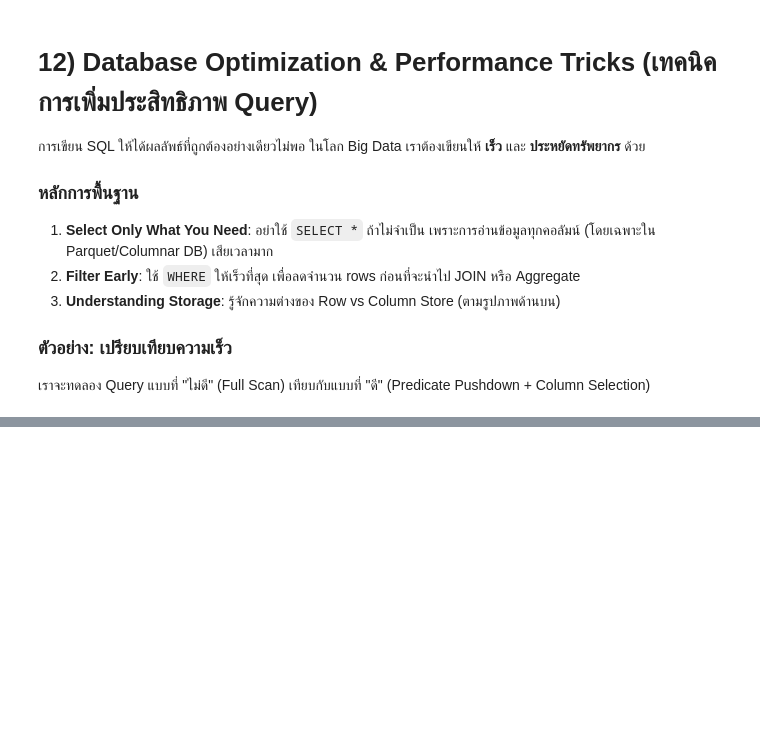
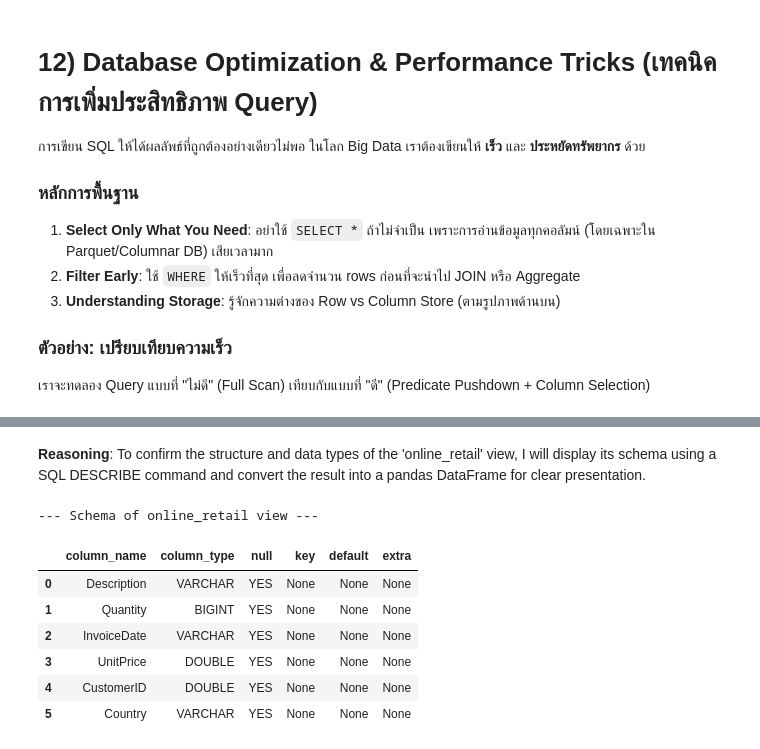
Before and after one commit to pakapornsup-cloud/Pak, a Jupyter notebook: bigdata_week3_sql_duckdb_to_spark.ipynb, the cells around one changed output, grey strips where cells are left out. Cells and saved outputs as stored; diff of their text form; code cells hidden in the pictures; blank space fills up the shorter version.

```diff
--- a/bigdata_week3_sql_duckdb_to_spark.ipynb
+++ b/bigdata_week3_sql_duckdb_to_spark.ipynb
@@ -822,0 +1064,24 @@ spark.sql(spark_sql).show()
+# %%
+import duckdb
+import pandas as pd
+
+# 1. Save DataFrame X to a CSV file
+CSV_FILE_NAME = "online_retail.csv"
+X.to_csv(CSV_FILE_NAME, index=False)
+print(f"✅ DataFrame X saved to {CSV_FILE_NAME}")
+
+# 2. Establish a connection to DuckDB (if not already connected)
+# 'con' object from previous steps is used
+if 'con' not in locals() or con is None:
+    con = duckdb.connect()
+
+# 3. Create a DuckDB view named 'online_retail' from the CSV file
+con.execute(f"""
+    CREATE OR REPLACE VIEW online_retail AS
+    SELECT * FROM read_csv_auto('{CSV_FILE_NAME}');
+""")
+print("✅ Created DuckDB view: 'online_retail'")
+
+# Display the first few rows of the view to confirm
+print("\n--- First 5 rows of online_retail view ---")
+con.execute("SELECT * FROM online_retail LIMIT 5").df()
@@ -822,0 +1104,15 @@ spark.sql(spark_sql).show()
+# %% [markdown]
+**Reasoning**:
+To confirm the structure and data types of the 'online_retail' view, I will display its schema using a SQL DESCRIBE command and convert the result into a pandas DataFrame for clear presentation.
+# %%
+print("\n--- Schema of online_retail view ---")
+con.execute("DESCRIBE online_retail").df()
+# %% [output]
+--- Schema of online_retail view ---
+|  | column_name | column_type | null | key | default | extra |
+| 0 | Description | VARCHAR | YES | None | None | None |
+| 1 | Quantity | BIGINT | YES | None | None | None |
+| 2 | InvoiceDate | VARCHAR | YES | None | None | None |
+| 3 | UnitPrice | DOUBLE | YES | None | None | None |
+| 4 | CustomerID | DOUBLE | YES | None | None | None |
+| 5 | Country | VARCHAR | YES | None | None | None |
```
Also changed, not shown: parts of 33 cells of this notebook.
